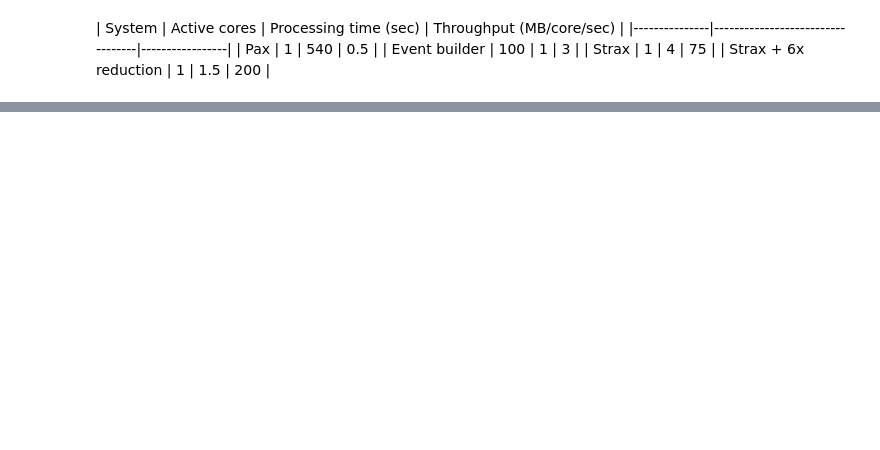
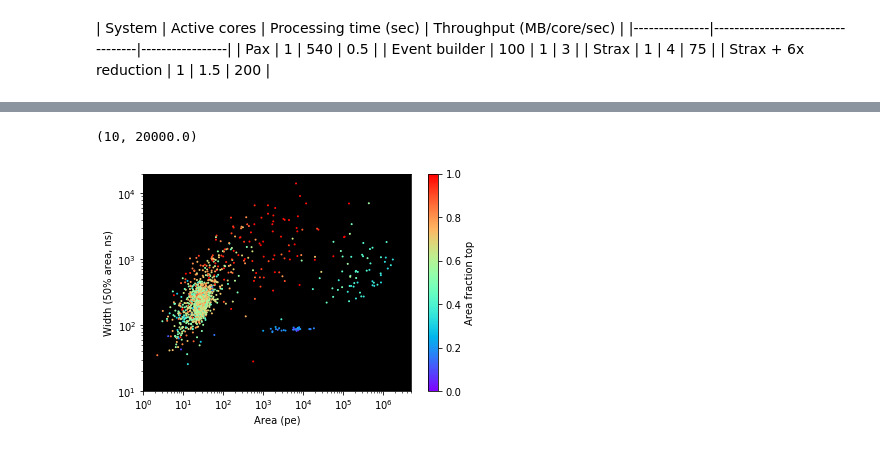
Before and after one commit to AxFoundation/strax, a Jupyter notebook: notebooks/Demonstration.ipynb, the cells around one changed output, grey strips where cells are left out. Cells and saved outputs as stored; diff of their text form; code cells hidden in the pictures; blank space fills up the shorter version.

```diff
--- a/notebooks/Demonstration.ipynb
+++ b/notebooks/Demonstration.ipynb
@@ -55,23 +84,24 @@ plt.ylabel("Sum waveform (PE / bin)")
 # %%
-%%time
-import strax
-widths = strax.peak_properties.peak_widths(peaks, [0.5])[:, 0]
 area_top = (peaks['area_per_channel'][:,:127] * to_pe[:127].reshape(1, -1)).sum(axis=1)
 aft = area_top/peaks['area']
+n_channels = (peaks['area_per_channel'] > 0).sum(axis=1)
 # %%
-mask = peaks['n_hits'] > 7
+mask = n_channels >= 8
 
 plt.scatter(peaks['area'][mask],
-            widths[mask],
+            peaks['width'][:,5][mask],
             c=aft[mask],
             s=1,
             cmap=plt.cm.rainbow, vmin=0, vmax=1)
 
 plt.colorbar(label='Area fraction top')
 plt.xlabel("Area (pe)")
 plt.ylabel("Width (50% area, ns)")
 plt.gca().patch.set_facecolor('black')
 plt.xscale('log')
 plt.yscale('log')
 plt.xlim(1, 5e6)
 plt.ylim(10, 2e4)
+# %% [output]
+(10, 20000.0)
+[figure, added]
```
Also changed, not shown: parts of 7 cells of this notebook, 8 other files.
